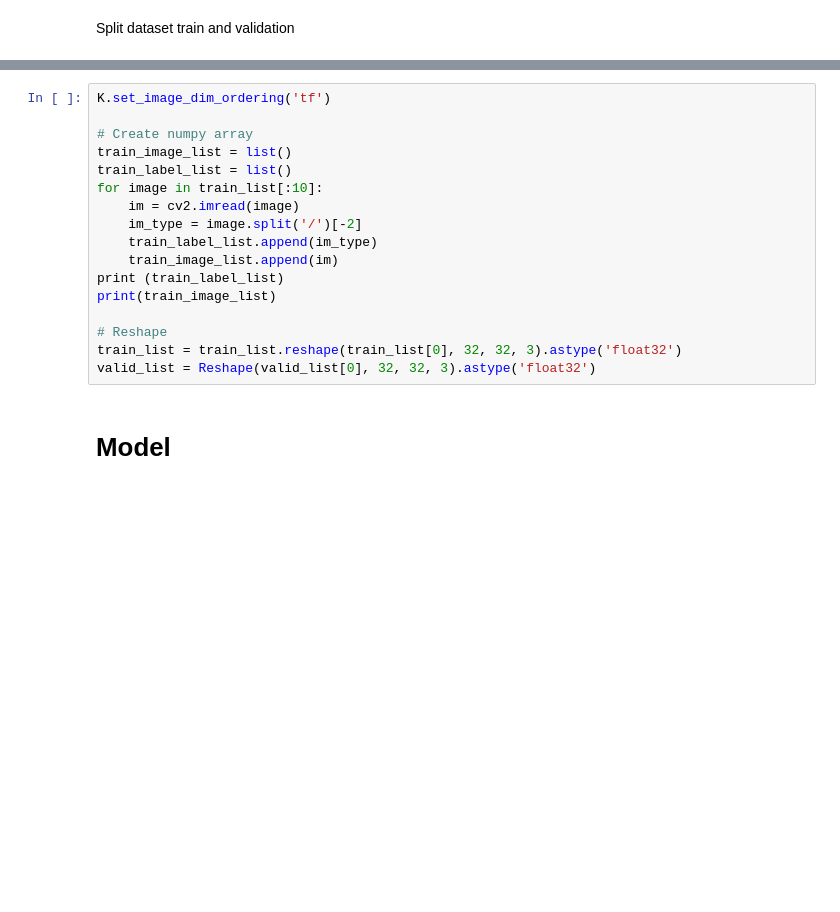
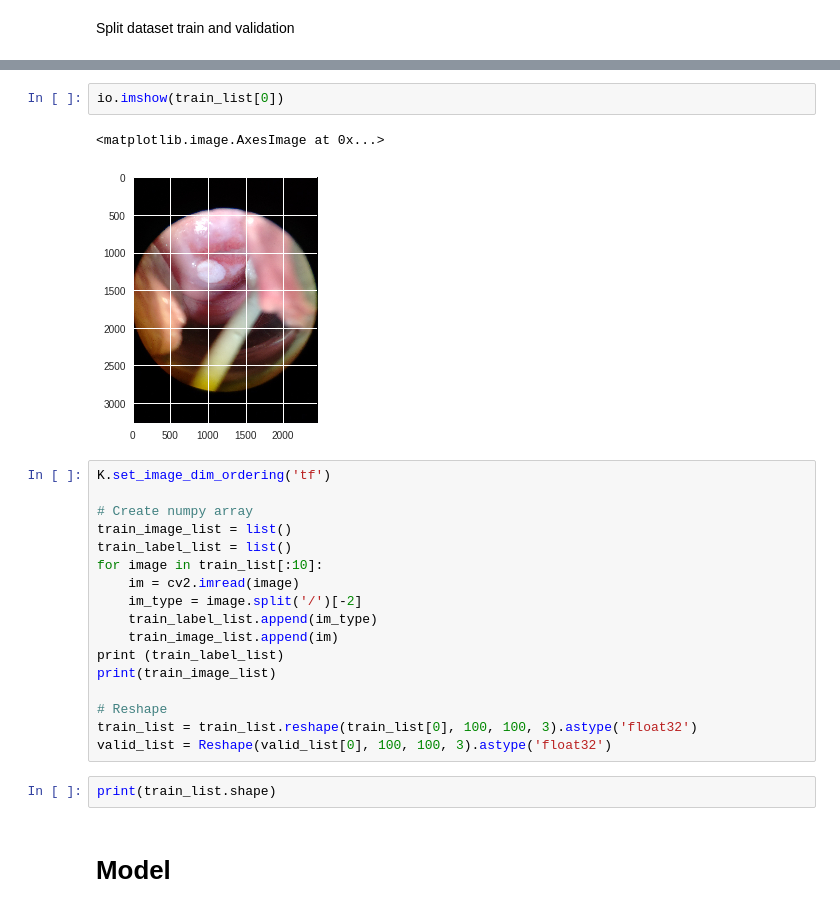
Before and after one commit to CausticGiraffe/Practicum, a Jupyter notebook: EDA_cancer.ipynb, the cells around one changed output, grey strips where cells are left out. Drawn from its saved outputs; the diff is of its cells as text; blank space fills up the shorter version.

```diff
--- a/EDA_cancer.ipynb
+++ b/EDA_cancer.ipynb
@@ -118,3 +140,8 @@ for fpath in valid_list:
+# %%
+io.imshow(train_list[0])
+# %% [output]
+<matplotlib.image.AxesImage at 0x...>
+[figure, added]
 # %%
 K.set_image_dim_ordering('tf')
 
@@ -130,8 +157,10 @@ print (train_label_list)
 print(train_image_list)
 
 # Reshape
-train_list = train_list.reshape(train_list[0], 32, 32, 3).astype('float32')
-valid_list = Reshape(valid_list[0], 32, 32, 3).astype('float32')
+train_list = train_list.reshape(train_list[0], 100, 100, 3).astype('float32')
+valid_list = Reshape(valid_list[0], 100, 100, 3).astype('float32')
+# %%
+print(train_list.shape)
 # %% [markdown]
 # Model
 # %%
```
Also changed, not shown: parts of 9 cells of this notebook.
